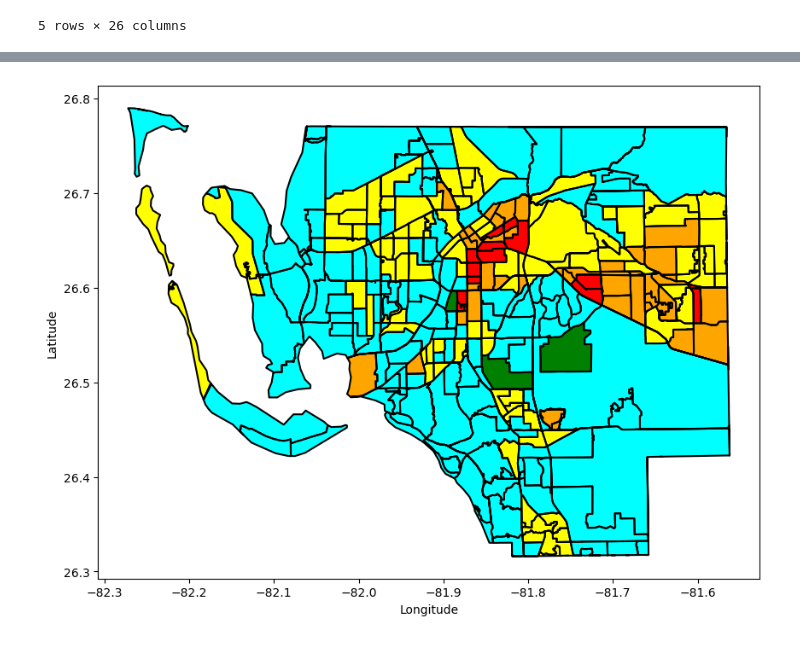
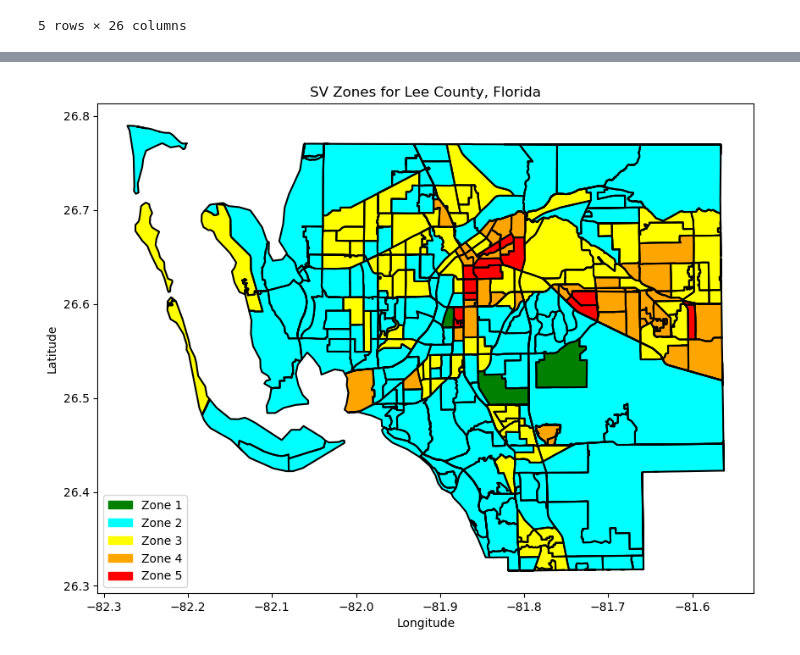
Before and after one commit to zacbakerr/open-fema-analysis, a Jupyter notebook: lee_county_analysis.ipynb, the cells around one changed output, grey strips where cells are left out. Saved outputs shown, nothing was run; the diff lists cells and outputs as text; code cells hidden in the pictures.

```diff
--- a/lee_county_analysis.ipynb
+++ b/lee_county_analysis.ipynb
@@ -307,8 +289,7 @@ ValueError: Length of values (0) does not match length of index (534)
 gini = []
 
 for i in range(534):
+    if gini_dict[joint_tracts_zip["TRACTCE"][i]] == "-": gini_dict[joint_tracts_zip["TRACTCE"][i]] = 0.44
     gini.append(float(gini_dict[joint_tracts_zip["TRACTCE"][i]]))
 
 joint_tracts_zip["gini_value"] = gini
-
-joint_tracts_zip["percent_people_approved"].corr(joint_tracts_zip["gini_value"])
@@ -395,11 +399,18 @@ plt.show()
 # %%
 fig, ax = plt.subplots(1, 1, figsize=(10, 10))
 ax.set_xlabel("Longitude")
 ax.set_ylabel("Latitude")
+ax.set_title("SV Zones for Lee County, Florida")
 
 joint_tracts_zip.boundary.plot(ax=ax, edgecolor='black')
 joint_tracts_zip.plot(ax=ax, color=sv_zone_colors)
 
+zone1 = mpatches.Patch(color='green', label='Zone 1')
+zone2 = mpatches.Patch(color='cyan', label='Zone 2')
+zone3 = mpatches.Patch(color='yellow', label='Zone 3')
+zone4 = mpatches.Patch(color='orange', label='Zone 4')
+zone5 = mpatches.Patch(color='red', label='Zone 5')
+plt.legend(handles=[zone1, zone2, zone3, zone4, zone5], loc="lower left")
 plt.show()
 # %% [output]
-[figure, old version]
+[figure, new version]
```
Also changed, not shown: parts of 13 cells of this notebook.
